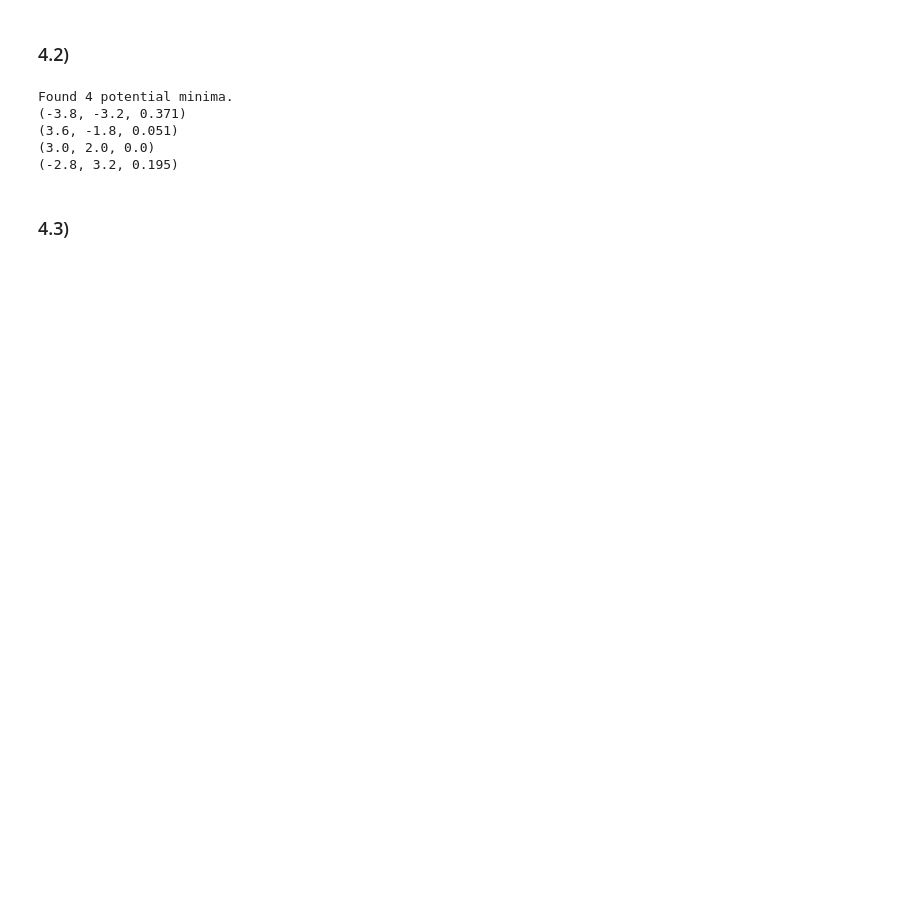
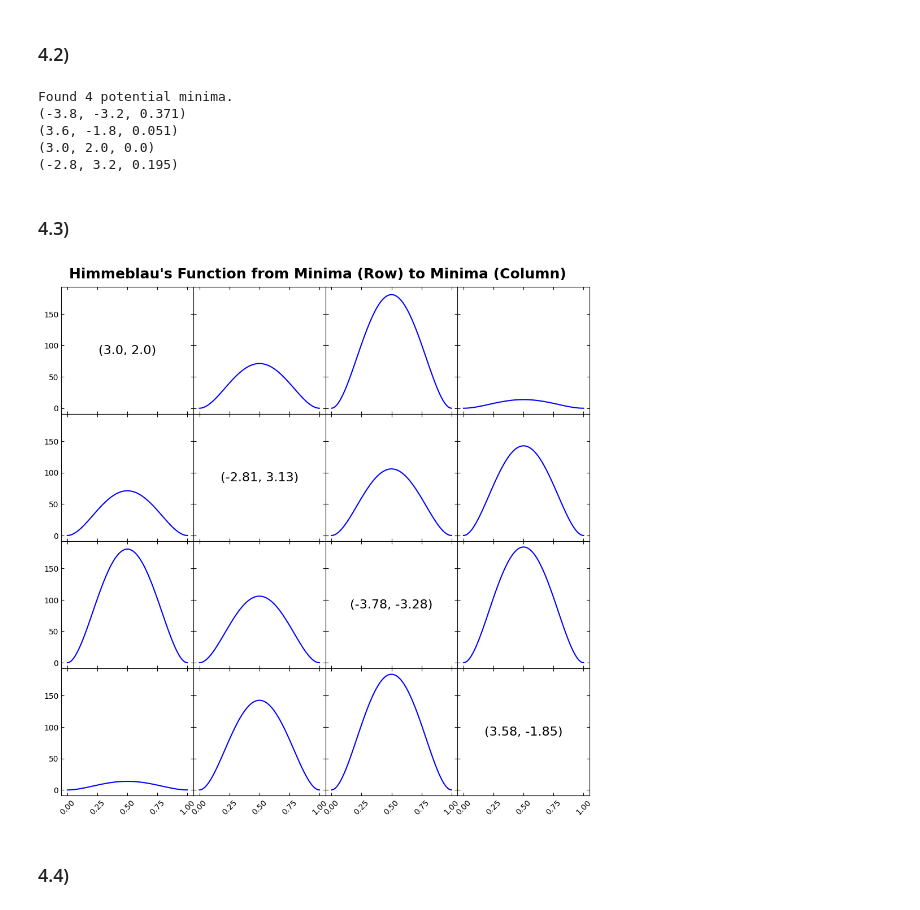
Before and after one commit to JoshuaNgXY/MSE-298, a Jupyter notebook: MSE298 HW0.ipynb, the cells around one changed output. Cells and saved outputs as stored; diff of their text form; code cells hidden in the pictures; blank space fills up the shorter version.

```diff
--- a/MSE298 HW0.ipynb
+++ b/MSE298 HW0.ipynb
@@ -267,3 +267,54 @@ Found 4 potential minima.
 (-2.8, 3.2, 0.195)
 # %% [markdown]
 ### 4.3)
+# %%
+import numpy as np
+import matplotlib.pyplot as plt
+import math
+
+def plot_min_2_min(m1, m2):
+    datapoints = 100
+    x_vals = np.linspace(0, 1, datapoints)
+    y_vals = []
+    for t in x_vals:
+        curr_x = m1[0] + t * (m2[0] - m1[0])
+        curr_y = m1[1] + t * (m2[1] - m1[1])
+        val = (curr_x**2 + curr_y - 11)**2 + (curr_x + curr_y**2 - 7)**2
+        y_vals.append(val)
+    return x_vals, y_vals
+
+plt.close('all')
+
+fig, axes = plt.subplots(4, 4, figsize=(10, 10), sharex=True, sharey=True,
+                         gridspec_kw={'wspace': 0, 'hspace': 0})
+
+labels = [f"({round(min_x[i], 2)}, {round(min_y[i], 2)})" for i in range(4)]
+
+for i in range(4):
+    for j in range(4):
+        ax = axes[i, j]
+
+        if i == j:
+            ax.text(0.5, 0.5, labels[i], transform=ax.transAxes,
+                    ha='center', va='center', fontsize=16, color='k')
+        else:
+            xv, yv = plot_min_2_min([min_x[i], min_y[i]], [min_x[j], min_y[j]])
+            ax.plot(xv, yv, color='b')
+
+        ax.tick_params(direction='in', top=True, right=True)
+
+        if j != 0:
+            ax.tick_params(axis='y', labelleft=False)
+
+        if i != 3:
+            ax.tick_params(axis='x', labelbottom=False)
+        else:
+            ax.tick_params(axis='x', labelrotation = 45)
+
+fig.suptitle("Himmeblau's Function from Minima (Row) to Minima (Column)", fontsize=18, fontweight = "bold")
+plt.tight_layout()
+plt.show()
+# %% [output]
+[figure, added]
+# %% [markdown]
+### 4.4)
```
Also changed, not shown: parts of 1 cell of this notebook.
